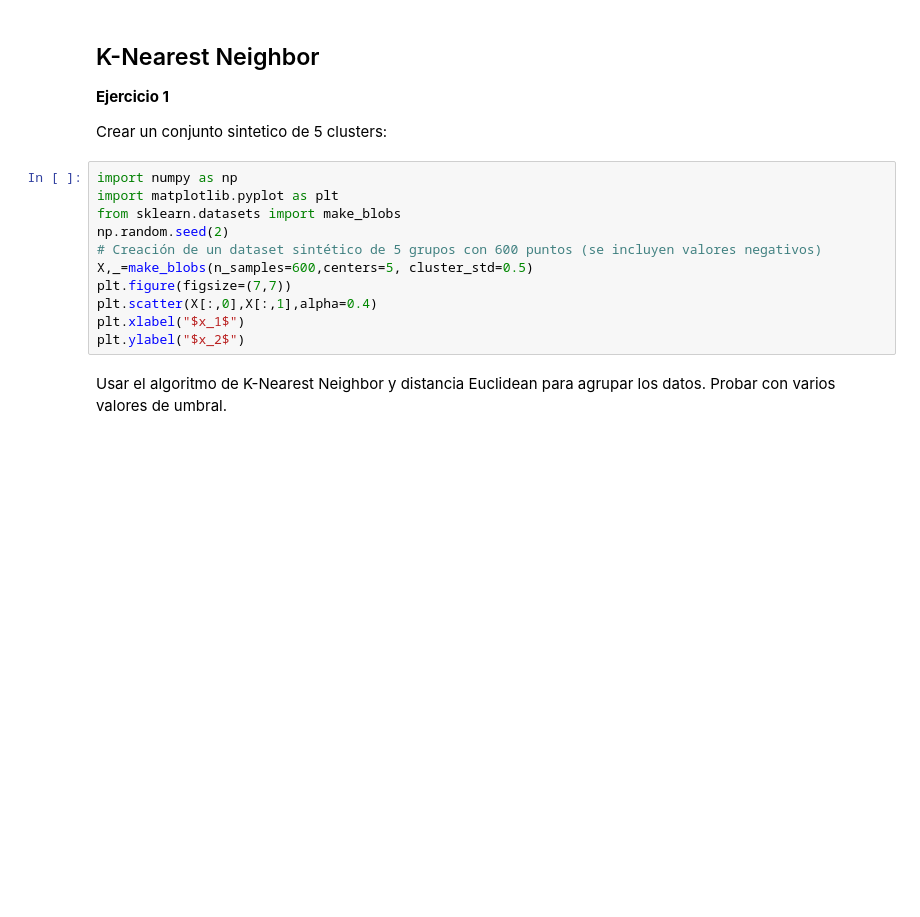
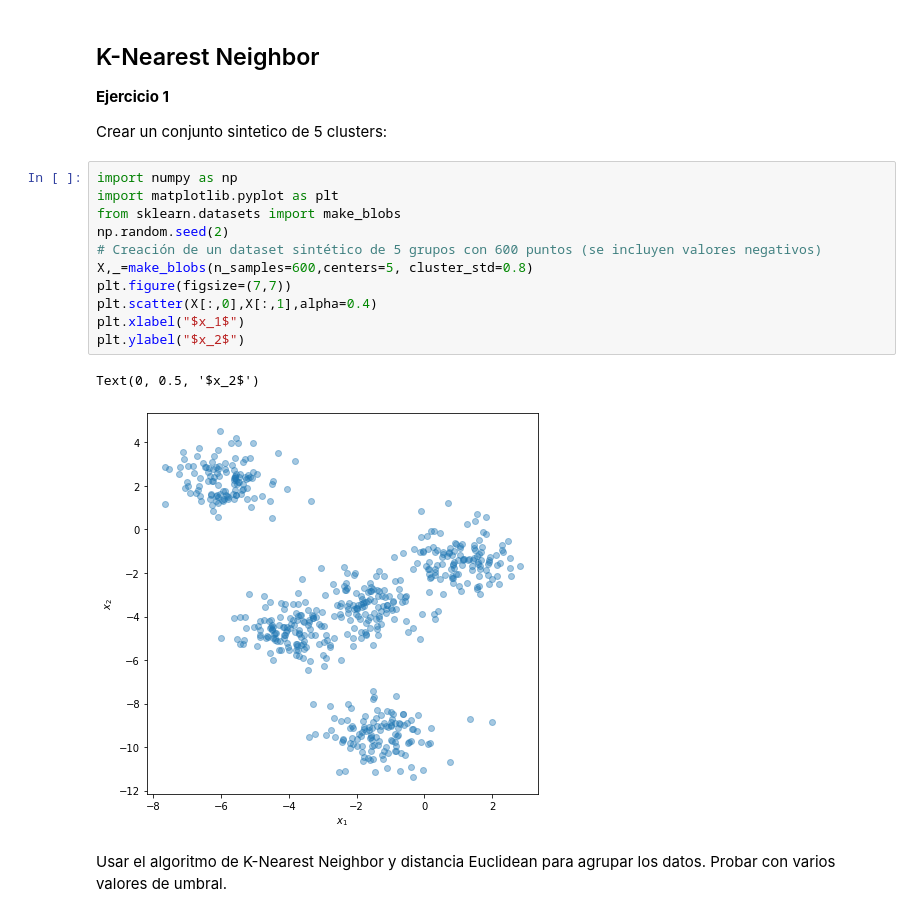
Before and after one commit to elizleon/mineriaDatos, a Jupyter notebook: agrupacionMD.ipynb, the cells around one changed output. Drawn from its saved outputs; the diff is of its cells as text; blank space fills up the shorter version.

```diff
--- a/agrupacionMD.ipynb
+++ b/agrupacionMD.ipynb
@@ -346,14 +346,17 @@ Crear un conjunto sintetico de 5 clusters:
 # %%
 import numpy as np
 import matplotlib.pyplot as plt
 from sklearn.datasets import make_blobs
 np.random.seed(2)
 # Creación de un dataset sintético de 5 grupos con 600 puntos (se incluyen valores negativos)
-X,_=make_blobs(n_samples=600,centers=5, cluster_std=0.5)
+X,_=make_blobs(n_samples=600,centers=5, cluster_std=0.8)
 plt.figure(figsize=(7,7))
 plt.scatter(X[:,0],X[:,1],alpha=0.4)
 plt.xlabel("$x_1$")
 plt.ylabel("$x_2$")
+# %% [output]
+Text(0, 0.5, '$x_2$')
+[figure, added]
 # %% [markdown]
 Usar el algoritmo de K-Nearest Neighbor y distancia Euclidean para agrupar los datos. Probar con varios valores de umbral.
 # %% [markdown]
```
